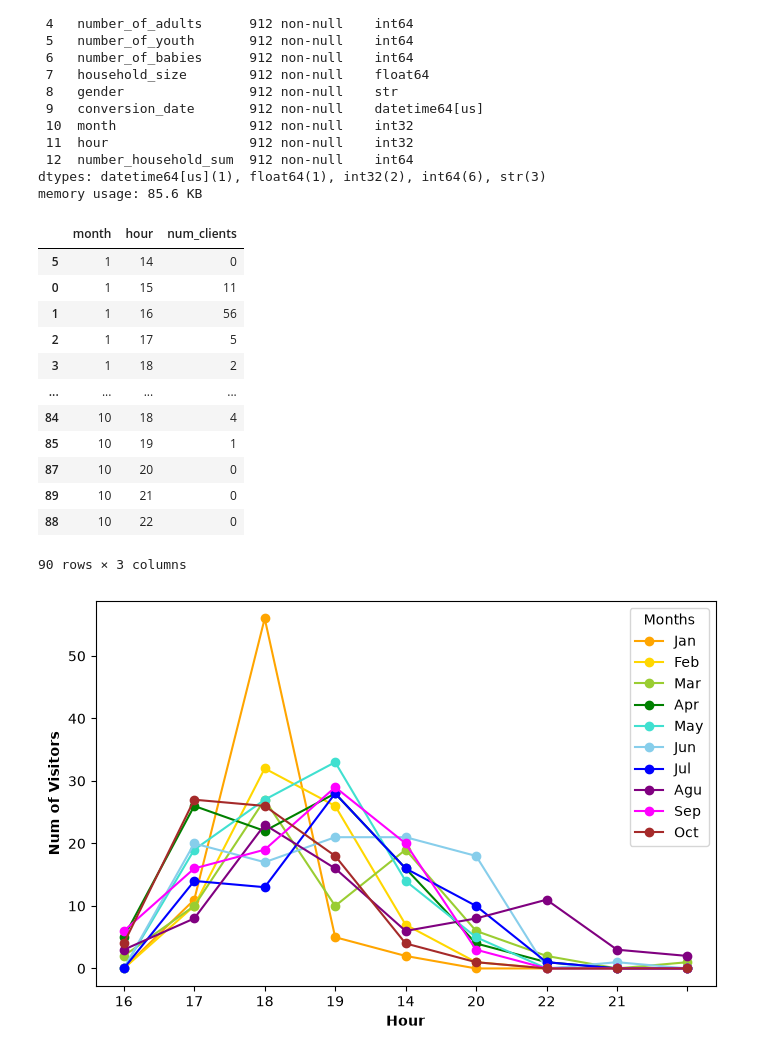
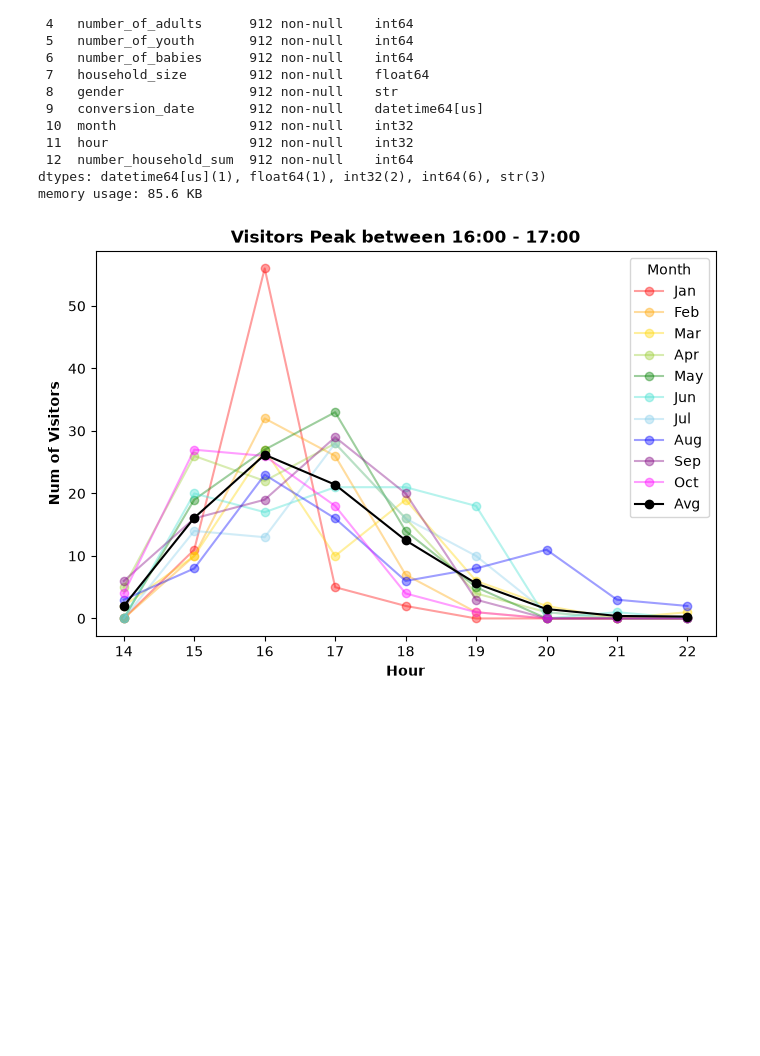
Before and after one commit to jp21bp/WAWAC_FoodProgram, a Jupyter notebook: eda.ipynb, the cells around one changed output. Drawn from its saved outputs; the diff is of its cells as text; code cells hidden in the pictures; blank space fills up the shorter version.

Commit message:
Finalized operations graph - average number of visitors per hour during food events

```diff
--- a/eda.ipynb
+++ b/eda.ipynb
@@ -221,62 +221,79 @@ df_complete_m_h_change = df_monthly_hour_change\
         ascending=[True,True]
     )
 
-display(df_complete_m_h_change)
+df_avg_per_hour = df_complete_m_h_change\
+    .groupby(
+        by='hour',
+        as_index=False
+    ).agg(
+        avg_clients = pd.NamedAgg(
+            column='num_clients',
+            aggfunc= lambda series: series.mean()
+        )
+    ).sort_values(
+        by='hour',
+        ascending=True
+    )
+
+# display(df_complete_m_h_change)
+# display(df_avg_per_hour)
 
 #### Visualization
 ANCH = 8
 ALT = 5
 fig, ax = plt.subplots(figsize=(ANCH,ALT))
 num_unique_hours = np.arange(len(all_hours))
-num_unique_months = np.arange(len(all_months)) + 1
+num_unique_months = np.arange(len(all_months))
 months=[
     'Jan', 'Feb', 'Mar', 'Apr', 'May',
-    'Jun', 'Jul', 'Agu', 'Sep', 'Oct'
+    'Jun', 'Jul', 'Aug', 'Sep', 'Oct'
 ]
 colors = [
     "red",          # Enero
     "orange",       # Febrero
     "gold",         # Marzo
     "yellowgreen",  # Abril
     "green",        # Mayo
     "turquoise",    # Junio
     "skyblue",      # Julio
     "blue",         # Agosto
     "purple",       # Septiembre
     "magenta",      # Octubre
     "brown",        # Noviembre
     "gray"          # Diciembre
 ]
+### All months
 for month_num in num_unique_months:
     ax.plot(
         num_unique_hours,
         df_complete_m_h_change[
-            df_complete_m_h_change['month'] == month_num
+            df_complete_m_h_change['month'] == (month_num + 1)
         ]['num_clients'],
-        label = months[month_num-1],
+        label = months[month_num],
         color= colors[month_num],
         marker='o',
+        alpha=0.38
     )
+### Average of clients per hour
+ax.plot(
+    num_unique_hours,
+    df_avg_per_hour["avg_clients"],
+    label = 'Avg',
+    color = 'black',
+    marker='o'
+)
 ### Configs
 ax.set_ylabel('Num of Visitors', fontweight='bold')
-ax.set_xticklabels(all_hours)
 ax.set_xlabel('Hour', fontweight='bold')
+ax.set_xticks(num_unique_hours)
+ax.set_xticklabels([str(v) for v in np.sort(all_hours)])
 ax.legend(
     title='Month'
 )
+ax.set_title(
+    'Visitors Peak between 16:00 - 17:00',
+    fontweight='bold'
+)
 plt.show()
 # %% [output]
-|  | month | hour | num_clients |
-| 5 | 1 | 14 | 0 |
-| 0 | 1 | 15 | 11 |
-| 1 | 1 | 16 | 56 |
-| 2 | 1 | 17 | 5 |
-| 3 | 1 | 18 | 2 |
-| ... | ... | ... | ... |
-| 84 | 10 | 18 | 4 |
-| 85 | 10 | 19 | 1 |
-| 87 | 10 | 20 | 0 |
-| 89 | 10 | 21 | 0 |
-| 88 | 10 | 22 | 0 |
-90 rows × 3 columns
-[figure, old version]
+[figure, new version]
```
Also changed, not shown: parts of 3 cells of this notebook.
